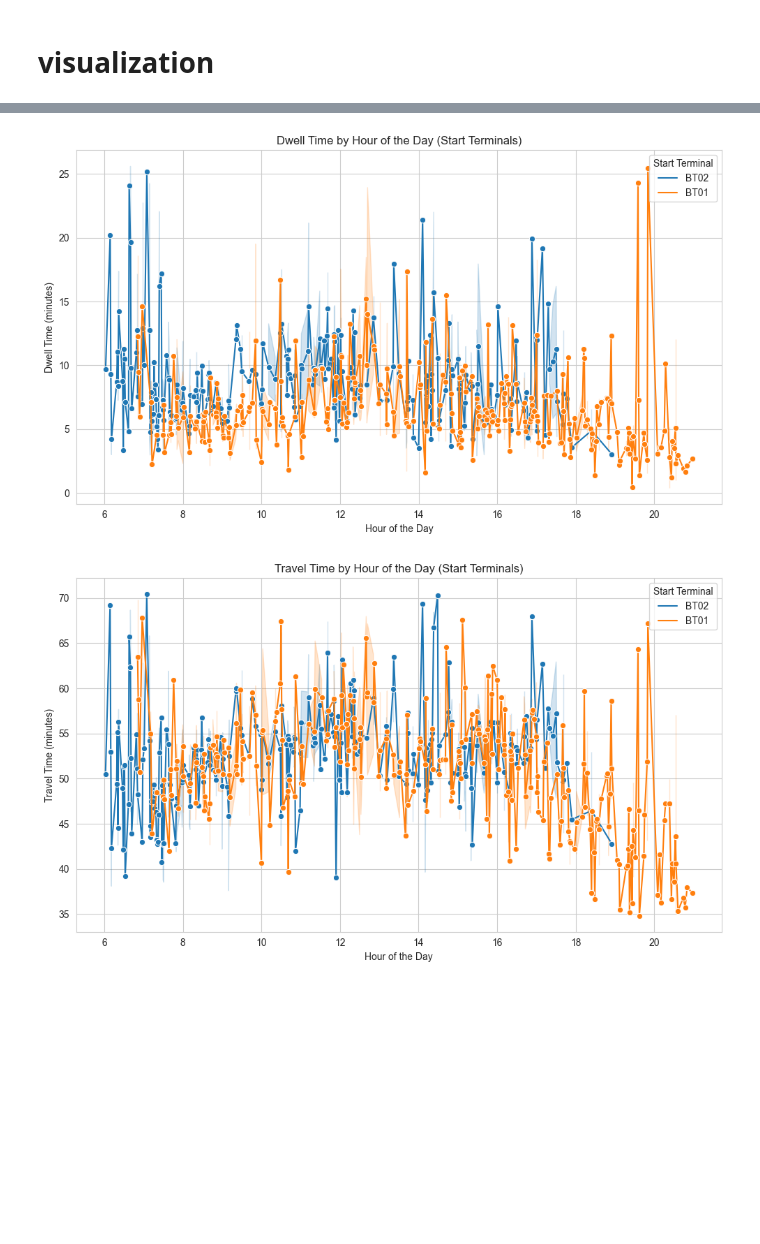
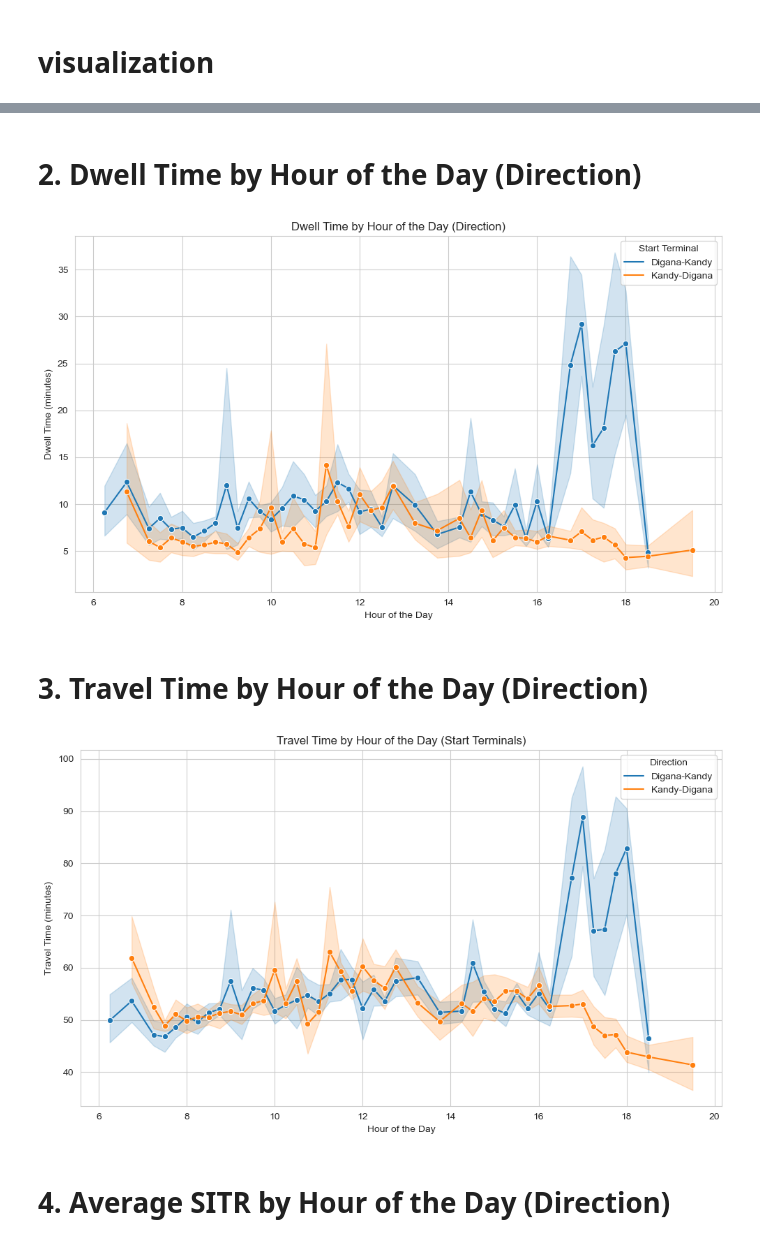
Before and after one commit to ShanukaLakshan/Realtime-GPS-Bus---Data-Science-Project, a Jupyter notebook: Analysis/Visualize.ipynb, the cells around one changed output, grey strips where cells are left out. Cells and saved outputs as stored; diff of their text form; code cells hidden in the pictures; blank space fills up the shorter version.

```diff
--- a/Analysis/Visualize.ipynb
+++ b/Analysis/Visualize.ipynb
@@ -70,7 +69,15 @@ trip_data.drop(trip_data[trip_data['hour_of_day']>=21].index, inplace=True)
+# %%
+trip_data['hour_of_day'] = trip_data['hour_of_day'].round(2)
+# %%
+# drop rows where count for hour_of_day is less than 10
+trip_data = trip_data.groupby('hour_of_day').filter(lambda x : len(x)>10)
+# drop rows where 'hour_of_day' is less than 6 and gretaer than 19
+trip_data = trip_data[trip_data['hour_of_day'] >= 6]
+trip_data = trip_data[trip_data['hour_of_day'] <= 20]
 # %%
 # add a new column for weekend or weekday from the day_of_week column
 # 0 = weekday, 1 = weekend
-trip_data['weekend'] = np.where(trip_data['day_of_week'] >= 6, 1, 0)
+trip_data['weekend'] = np.where(trip_data['day_of_week'] >= 5, 1, 0)
 # %%
 # add a new column for rush hour from the hour_of_day column
 # 0 = not rush hour, 1 = rush hour
@@ -95,0 +106,6 @@ trip_data
+# %%
+# change start_terminal and end_terminal if BT01 then kandy-digana and if BT02 then digana-kandy
+trip_data['start_terminal'] = np.where(trip_data['start_terminal'] == 'BT01', 'Kandy-Digana', trip_data['start_terminal'])
+trip_data['start_terminal'] = np.where(trip_data['start_terminal'] == 'BT02', 'Digana-Kandy', trip_data['start_terminal'])
+trip_data['end_terminal'] = np.where(trip_data['end_terminal'] == 'BT01', 'Kandy-Digana', trip_data['end_terminal'])
+trip_data['end_terminal'] = np.where(trip_data['end_terminal'] == 'BT02', 'Digana-Kandy', trip_data['end_terminal'])
@@ -130,3 +199,5 @@ plt.show()
+# %% [markdown]
+# 2. Dwell Time by Hour of the Day (Direction)
 # %%
 # Set the style of seaborn for better visualization
 sns.set_style('whitegrid')
@@ -136,24 +207,28 @@ plt.figure(figsize=(10, 6))
 sns.lineplot(data=trip_data, x='hour_of_day', y='dwell_time', hue='start_terminal', marker='o')
 plt.xlabel('Hour of the Day')
 plt.ylabel('Dwell Time (minutes)')
-plt.title('Dwell Time by Hour of the Day (Start Terminals)')
+plt.title('Dwell Time by Hour of the Day (Direction)')
 plt.legend(title='Start Terminal')
 plt.tight_layout()
 plt.show()
 # %% [output]
-[figure, old version]
+[figure, new version]
+# %% [markdown]
+# 3. Travel Time by Hour of the Day (Direction)
 # %%
 # Set the style of seaborn for better visualization
 sns.set_style('whitegrid')
 
 # Plot line graph with different colors for start terminals
 plt.figure(figsize=(10, 6))
 sns.lineplot(data=trip_data, x='hour_of_day', y='travel_time', hue='start_terminal', marker='o')
 plt.xlabel('Hour of the Day')
 plt.ylabel('Travel Time (minutes)')
 plt.title('Travel Time by Hour of the Day (Start Terminals)')
-plt.legend(title='Start Terminal')
+plt.legend(title='Direction')
 plt.tight_layout()
 plt.show()
 # %% [output]
-[figure, old version]
+[figure, new version]
+# %% [markdown]
+# 4. Average SITR by Hour of the Day (Direction)
```
Also changed, not shown: parts of 28 cells of this notebook, 1 other file.
